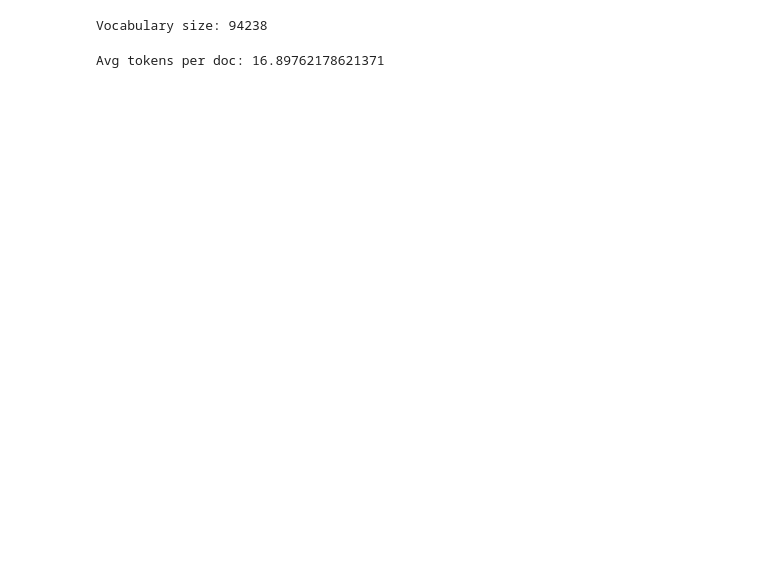
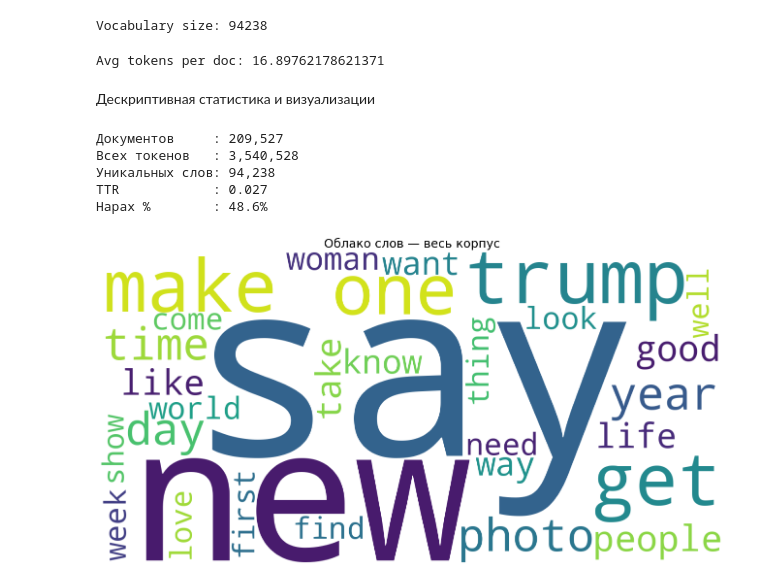
Before and after one commit to angryissues/descriptive_analysis, a Jupyter notebook: ML_project.ipynb, the cells around one changed output. Saved outputs shown, nothing was run; the diff lists cells and outputs as text; code cells hidden in the pictures; blank space fills up the shorter version.

Commit message:
Step 1: EDA visuals (wordcloud, bars, heatmap, TF‑IDF scatter)

```diff
--- a/ML_project.ipynb
+++ b/ML_project.ipynb
@@ -86,3 +89,56 @@ Vocabulary size: 94238
 print("Avg tokens per doc:", df["tokens"].str.len().mean())
 # %% [output]
 Avg tokens per doc: 16.89762178621371
+# %% [markdown]
+Дескриптивная статистика и визуализации
+# %%
+# Базовая сводка корпуса
+docs   = len(df)
+tokens = df["tokens"].explode()
+vocab  = tokens.nunique()
+ttr    = vocab / tokens.size
+hapax  = (tokens.value_counts() == 1).mean() * 100
+
+print(f"Документов     : {docs:,}")
+print(f"Всех токенов   : {tokens.size:,}")
+print(f"Уникальных слов: {vocab:,}")
+print(f"TTR            : {ttr:.3f}")
+print(f"Hapax %        : {hapax:.1f}%")
+# %% [output]
+Документов     : 209,527
+Всех токенов   : 3,540,528
+Уникальных слов: 94,238
+TTR            : 0.027
+Hapax %        : 48.6%
+# %%
+# Частотные таблицы
+TOP_K = 30
+
+# все слова
+freq_all = tokens.value_counts().head(TOP_K)
+
+# по категориям ─ словарь {cat: Series}
+freq_cat = (
+    df.explode("tokens")
+      .groupby("category")["tokens"]
+      .value_counts()
+      .groupby(level=0)
+      .head(TOP_K)
+      .reset_index(name="freq")
+)
+# %%
+#  WordCloud
+from wordcloud import WordCloud
+import matplotlib.pyplot as plt
+
+wc = WordCloud(width=1400, height=700,
+               background_color="white",
+               collocations=False)       # чтобы биграммы не склеивало
+
+plt.figure(figsize=(14,7))
+plt.imshow(wc.generate_from_frequencies(freq_all.to_dict()))
+plt.axis("off")
+plt.title("Облако слов — весь корпус", size=18)
+plt.tight_layout(); plt.show()
+# %% [output]
+[figure, added]
```
Also changed, not shown: parts of 14 cells of this notebook.
